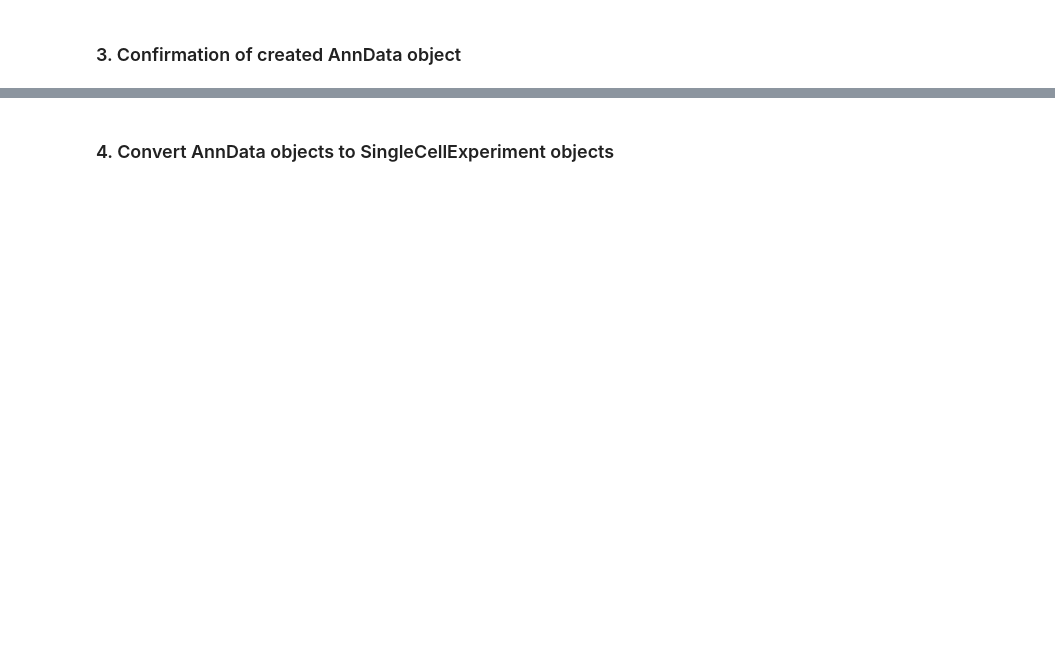
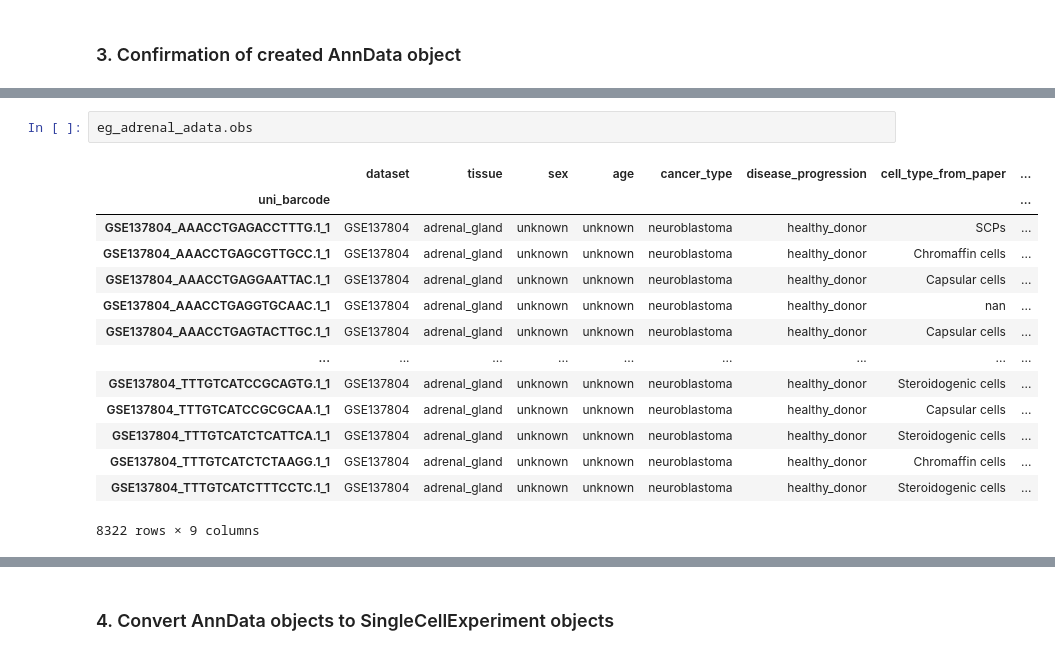
Before and after one commit to tuonglab/pan-paedcancer-scrnaseq, a Jupyter notebook: notebooks/GSE137804.ipynb, the cells around one changed output, grey strips where cells are left out. Cells and saved outputs as stored; diff of their text form; blank space fills up the shorter version.

```diff
--- a/notebooks/GSE137804.ipynb
+++ b/notebooks/GSE137804.ipynb
@@ -446,0 +473,17 @@ AnnData object with n_obs × n_vars = 960 × 33514
+# %%
+eg_adrenal_adata.obs
+# %% [output]
+|  | dataset | tissue | sex | age | cancer_type | disease_progression | cell_type_from_paper | ... |
+| uni_barcode |  |  |  |  |  |  |  | ... |
+| GSE137804_AAACCTGAGACCTTTG.1_1 | GSE137804 | adrenal_gland | unknown | unknown | neuroblastoma | healthy_donor | SCPs | ... |
+| GSE137804_AAACCTGAGCGTTGCC.1_1 | GSE137804 | adrenal_gland | unknown | unknown | neuroblastoma | healthy_donor | Chromaffin cells | ... |
+| GSE137804_AAACCTGAGGAATTAC.1_1 | GSE137804 | adrenal_gland | unknown | unknown | neuroblastoma | healthy_donor | Capsular cells | ... |
+| GSE137804_AAACCTGAGGTGCAAC.1_1 | GSE137804 | adrenal_gland | unknown | unknown | neuroblastoma | healthy_donor | nan | ... |
+| GSE137804_AAACCTGAGTACTTGC.1_1 | GSE137804 | adrenal_gland | unknown | unknown | neuroblastoma | healthy_donor | Capsular cells | ... |
+| ... | ... | ... | ... | ... | ... | ... | ... | ... |
+| GSE137804_TTTGTCATCCGCAGTG.1_1 | GSE137804 | adrenal_gland | unknown | unknown | neuroblastoma | healthy_donor | Steroidogenic cells | ... |
+| GSE137804_TTTGTCATCCGCGCAA.1_1 | GSE137804 | adrenal_gland | unknown | unknown | neuroblastoma | healthy_donor | Capsular cells | ... |
+| GSE137804_TTTGTCATCTCATTCA.1_1 | GSE137804 | adrenal_gland | unknown | unknown | neuroblastoma | healthy_donor | Steroidogenic cells | ... |
+| GSE137804_TTTGTCATCTCTAAGG.1_1 | GSE137804 | adrenal_gland | unknown | unknown | neuroblastoma | healthy_donor | Chromaffin cells | ... |
+| GSE137804_TTTGTCATCTTTCCTC.1_1 | GSE137804 | adrenal_gland | unknown | unknown | neuroblastoma | healthy_donor | Steroidogenic cells | ... |
+8322 rows × 9 columns
```
Also changed, not shown: parts of 21 cells of this notebook.
